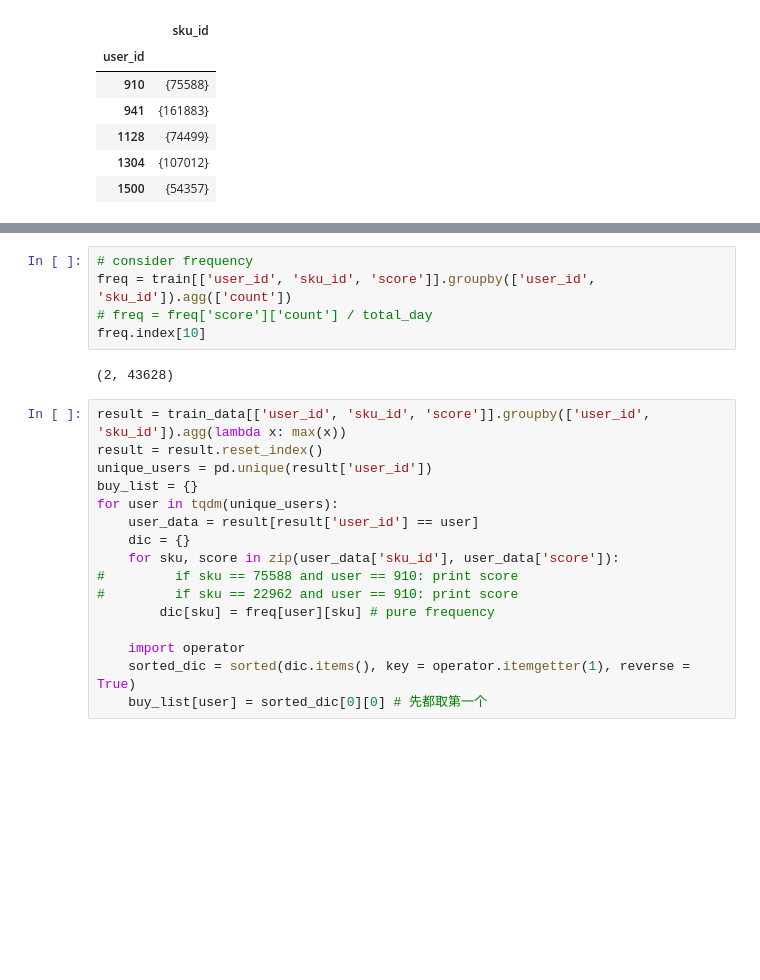
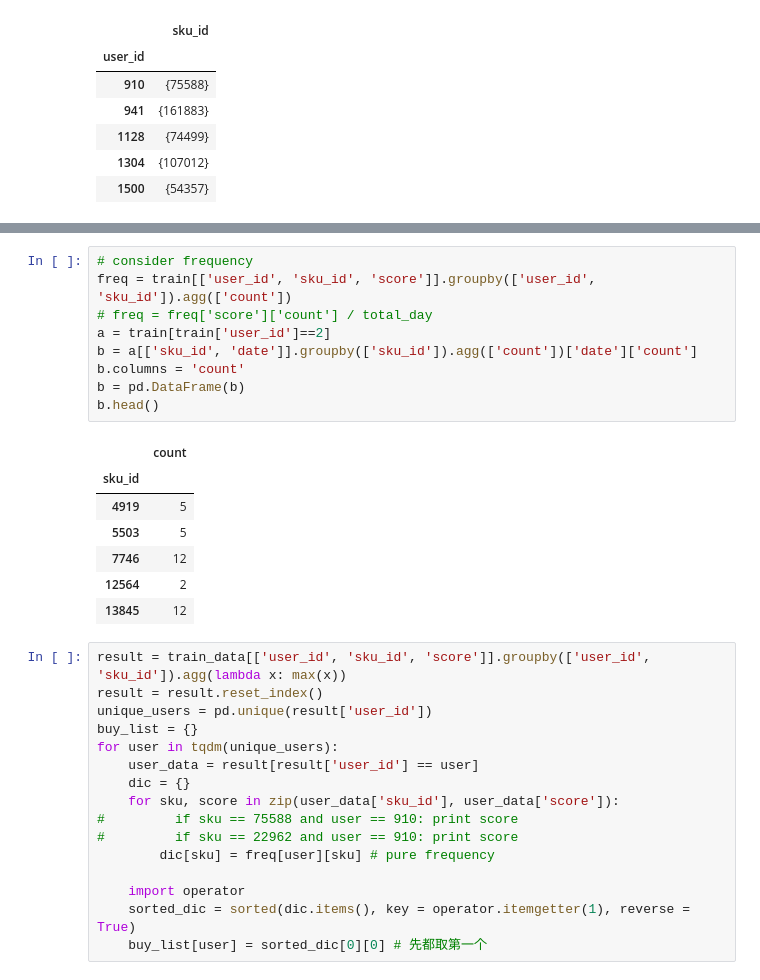
Before and after one commit to jiajuns/JD, a Jupyter notebook: code/explore.ipynb, the cells around one changed output, grey strips where cells are left out. Saved outputs shown, nothing was run; the diff lists cells and outputs as text; blank space fills up the shorter version.

```diff
--- a/code/explore.ipynb
+++ b/code/explore.ipynb
@@ -421,10 +421,20 @@ See the caveats in the documentation: http://pandas.pydata.org/pandas-docs/stabl
 # %%
 # consider frequency
 freq = train[['user_id', 'sku_id', 'score']].groupby(['user_id', 'sku_id']).agg(['count'])
 # freq = freq['score']['count'] / total_day
-freq.index[10]
+a = train[train['user_id']==2]
+b = a[['sku_id', 'date']].groupby(['sku_id']).agg(['count'])['date']['count']
+b.columns = 'count'
+b = pd.DataFrame(b)
+b.head()
 # %% [output]
-(2, 43628)
+|  | count |
+| sku_id |  |
+| 4919 | 5 |
+| 5503 | 5 |
+| 7746 | 12 |
+| 12564 | 2 |
+| 13845 | 12 |
 # %%
 result = train_data[['user_id', 'sku_id', 'score']].groupby(['user_id', 'sku_id']).agg(lambda x: max(x))
 result = result.reset_index()
```
Also changed, not shown: parts of 4 cells of this notebook.
